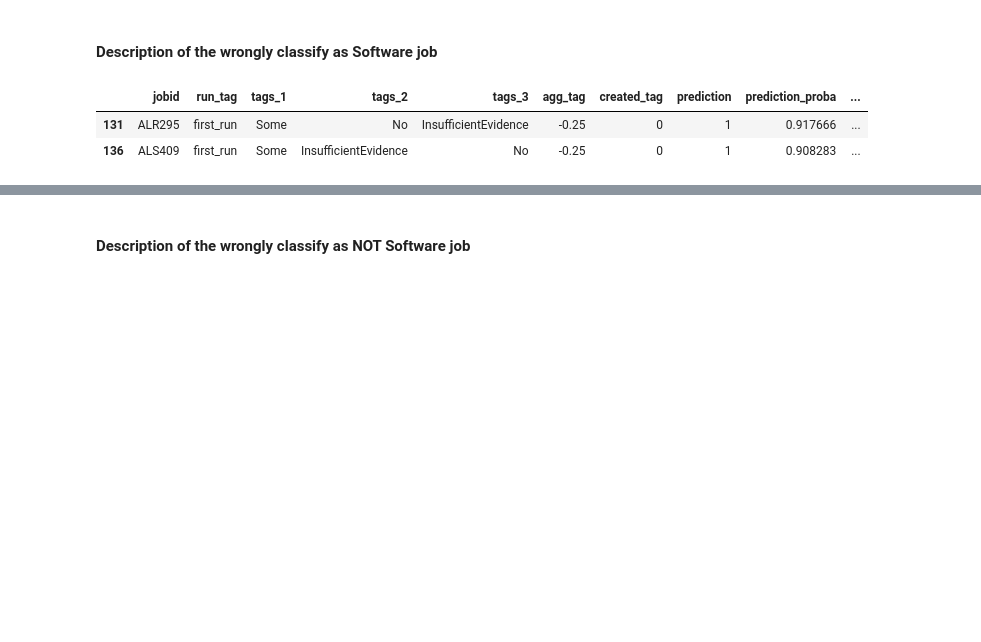
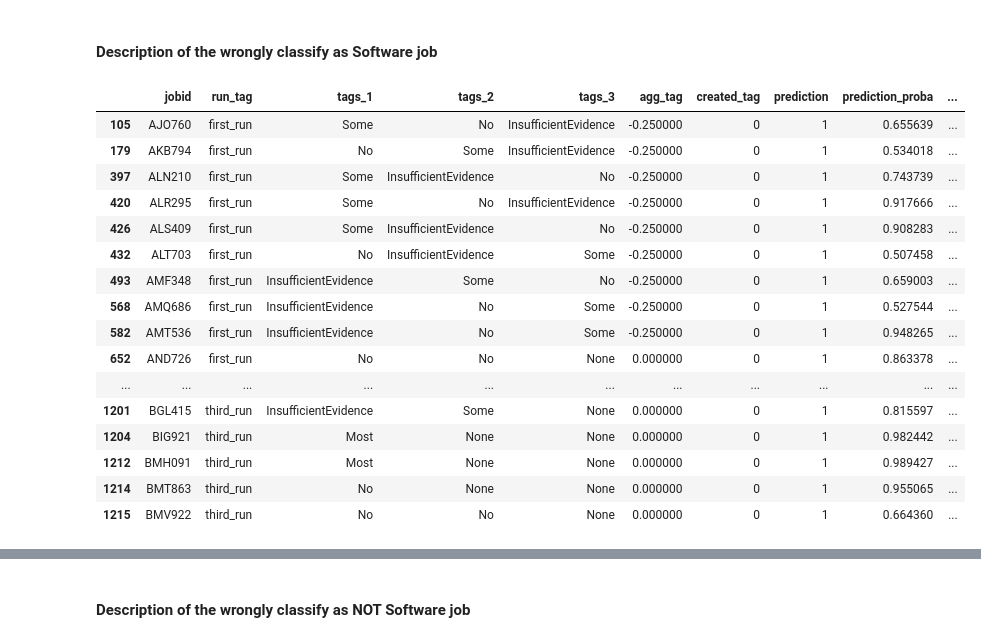
Before and after one commit to softwaresaved/jamie, a Jupyter notebook: jobAnalysis/dataPrediction/prediction_dev.ipynb, the cells around one changed output, grey strips where cells are left out. Saved outputs shown, nothing was run; the diff lists cells and outputs as text; code cells hidden in the pictures; blank space fills up the shorter version.

Commit message:
Update: results with last data

```diff
--- a/jobAnalysis/dataPrediction/prediction_dev.ipynb
+++ b/jobAnalysis/dataPrediction/prediction_dev.ipynb
@@ -18,8 +43,15 @@ data = data.drop('Unnamed: 0', axis=1)
 # %%
-df = data['tags'].str.replace("'", "").str.replace(']', '').str.replace('[', '').str.replace(' ', '').str.split(',', expand=True)
-df.columns = ['tags_1', 'tags_2', 'tags_3']
-training = pd.concat([data, df], axis=1, sort=False)
-training.drop('tags', axis=1, inplace=True)
+# Splitting the lists into separated columns
+
+# tags
+tags = df['tags'].str.replace("'", "").str.replace(']', '').str.replace('[', '').str.replace(' ', '').str.split(',', expand=True)
+tags.columns = ['tags_{}'.format(str(int(x)+1)) for x in tags.columns]
+df.drop('tags', axis=1, inplace=True)
+# subject area
+subjects = df['subject_area'].str.replace("'", "").str.replace(']', '').str.replace('[', '').str.replace(' ', '').str.split(',', expand=True)
+subjects.columns = ['subject_{}'.format(str(int(x)+1)) for x in subjects.columns]
+
 # The prediction are in the way to predict if the job is a NOT software job. Inverse the score to make it easier to read
-training['prediction_proba'] = training['prediction_proba'].apply(lambda x: 1-x)
-len(training)
+df['prediction_proba'] = df['prediction_proba'].apply(lambda x: 1-x)
+
+df = pd.concat([df, tags, subjects], axis=1, sort=False)
@@ -71,6 +101,8 @@ def calculate_score(row):
     elif insufficient == 1:
         if len(list_values) == 1:
             return -0
+        elif len(list_values) == 0:
+            return -10
         else:
             return (-(sum(list_values) / float(len(list_values))))/2
     else:
@@ -79,6 +111,6 @@ def calculate_score(row):
         else:
             return (sum(list_values) / float(len(list_values)))/2
 # %%
-training['agg_tag'] = df.loc[:, ['tags_1', 'tags_2', 'tags_3']].apply(calculate_score, axis=1)
-training['agg_tag'].value_counts()
+df['agg_tag'] = df.loc[:, ['tags_1', 'tags_2', 'tags_3']].apply(calculate_score, axis=1)
+df['agg_tag'].value_counts()
 # %% [output]
@@ -97,7 +130,7 @@ training['agg_tag'].value_counts()
 Name: agg_tag, dtype: int64
 # %%
-training['created_tag'] = training['agg_tag'].apply(lambda x: 1 if abs(x)>=.5 and abs(x) < 10 else 0)
-training['corresponding_tag'] = np.where(training['created_tag'] == training['prediction'], True, False)
+df['created_tag'] = df['agg_tag'].apply(lambda x: 1 if abs(x)>=.5 and abs(x) < 10 else 0)
+df['corresponding_tag'] = np.where(df['created_tag'] == df['prediction'], True, False)
 # %%
 #training[['run_tag', 'tags_1', 'tags_2', 'tags_3', 'agg_tag', 'created_tag', 'prediction', 'prediction_proba', 'corresponding_tag']]
 # %% [markdown]
@@ -303,9 +339,23 @@ training[(training['agg_tag'] <0)][['jobid', 'run_tag', 'tags_1', 'tags_2', 'tag
 # %% [markdown]
 #### Description of the wrongly classify as Software job
 # %%
-training[(abs(training['agg_tag']) < 0.33) &(training['prediction_proba'] > 0.5)][['jobid', 'run_tag', 'tags_1', 'tags_2', 'tags_3', 'agg_tag', 'created_tag', 'prediction', 'prediction_proba', 'corresponding_tag']]
+df[(abs(df['agg_tag']) < 0.33) &(df['prediction_proba'] > 0.5)][['jobid', 'run_tag', 'tags_1', 'tags_2', 'tags_3', 'agg_tag', 'created_tag', 'prediction', 'prediction_proba', 'corresponding_tag']]
 # %% [output]
 |  | jobid | run_tag | tags_1 | tags_2 | tags_3 | agg_tag | created_tag | prediction | prediction_proba | ... |
-| 131 | ALR295 | first_run | Some | No | InsufficientEvidence | -0.25 | 0 | 1 | 0.917666 | ... |
-| 136 | ALS409 | first_run | Some | InsufficientEvidence | No | -0.25 | 0 | 1 | 0.908283 | ... |
+| 105 | AJO760 | first_run | Some | No | InsufficientEvidence | -0.250000 | 0 | 1 | 0.655639 | ... |
+| 179 | AKB794 | first_run | No | Some | InsufficientEvidence | -0.250000 | 0 | 1 | 0.534018 | ... |
+| 397 | ALN210 | first_run | Some | InsufficientEvidence | No | -0.250000 | 0 | 1 | 0.743739 | ... |
+| 420 | ALR295 | first_run | Some | No | InsufficientEvidence | -0.250000 | 0 | 1 | 0.917666 | ... |
+| 426 | ALS409 | first_run | Some | InsufficientEvidence | No | -0.250000 | 0 | 1 | 0.908283 | ... |
+| 432 | ALT703 | first_run | No | InsufficientEvidence | Some | -0.250000 | 0 | 1 | 0.507458 | ... |
+| 493 | AMF348 | first_run | InsufficientEvidence | Some | No | -0.250000 | 0 | 1 | 0.659003 | ... |
+| 568 | AMQ686 | first_run | InsufficientEvidence | No | Some | -0.250000 | 0 | 1 | 0.527544 | ... |
+| 582 | AMT536 | first_run | InsufficientEvidence | No | Some | -0.250000 | 0 | 1 | 0.948265 | ... |
+| 652 | AND726 | first_run | No | No | None | 0.000000 | 0 | 1 | 0.863378 | ... |
+| ... | ... | ... | ... | ... | ... | ... | ... | ... | ... | ... |
+| 1201 | BGL415 | third_run | InsufficientEvidence | Some | None | 0.000000 | 0 | 1 | 0.815597 | ... |
+| 1204 | BIG921 | third_run | Most | None | None | 0.000000 | 0 | 1 | 0.982442 | ... |
+| 1212 | BMH091 | third_run | Most | None | None | 0.000000 | 0 | 1 | 0.989427 | ... |
+| 1214 | BMT863 | third_run | No | None | None | 0.000000 | 0 | 1 | 0.955065 | ... |
+| 1215 | BMV922 | third_run | No | No | None | 0.000000 | 0 | 1 | 0.664360 | ... |
 # %%
```
Also changed, not shown: parts of 22 cells of this notebook, 3 other files.
